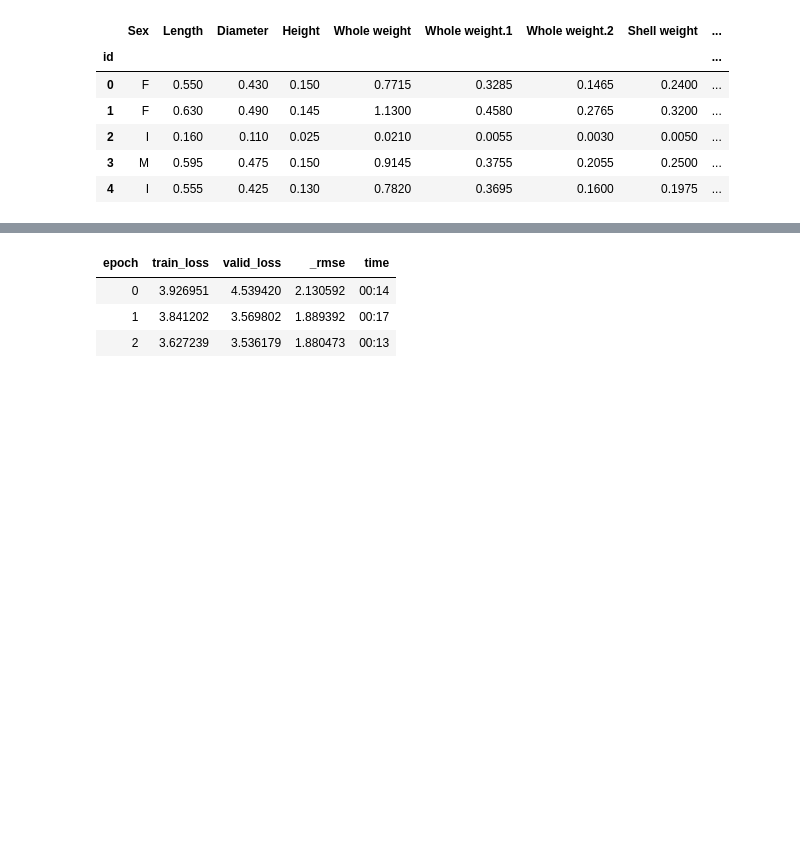
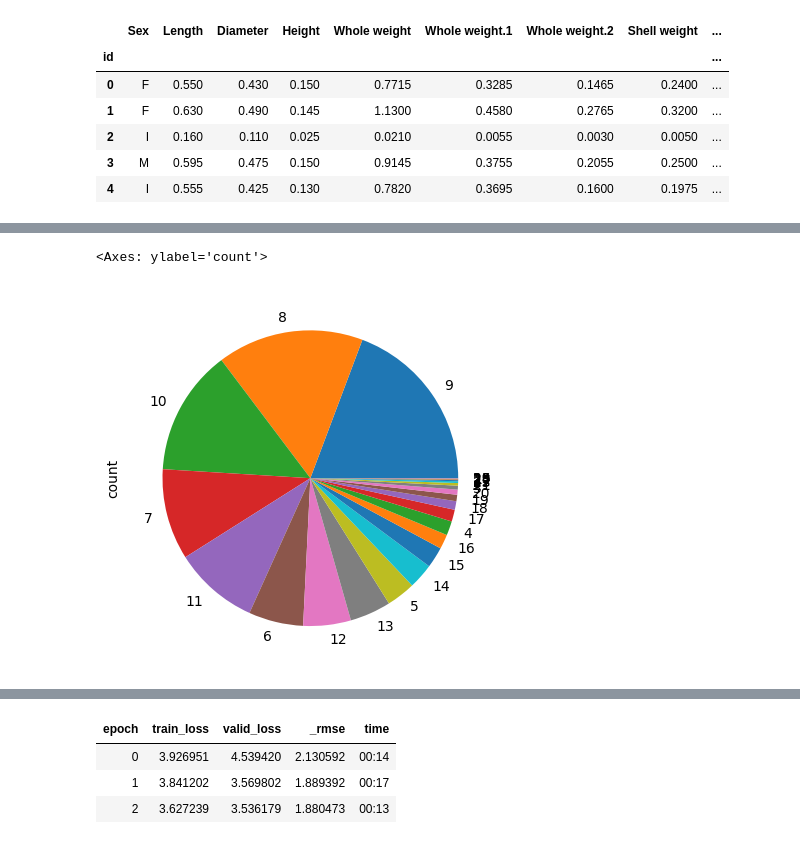
Before and after one commit to rubanzasilva/abalone_age_prediction, a Jupyter notebook: ps_s04e04.ipynb, the cells around one changed output, grey strips where cells are left out. Saved outputs shown, nothing was run; the diff lists cells and outputs as text; code cells hidden in the pictures; blank space fills up the shorter version.

```diff
--- a/ps_s04e04.ipynb
+++ b/ps_s04e04.ipynb
@@ -193,0 +216,3 @@ train_df.head()
+# %%
+dep_classes_count = train_df['Rings'].value_counts()
+dep_classes_count
@@ -193,0 +242,5 @@ train_df.head()
+# %%
+dep_classes_count.plot(kind='pie')
+# %% [output]
+<Axes: ylabel='count'>
+[figure, added]
```
Also changed, not shown: parts of 29 cells of this notebook.
